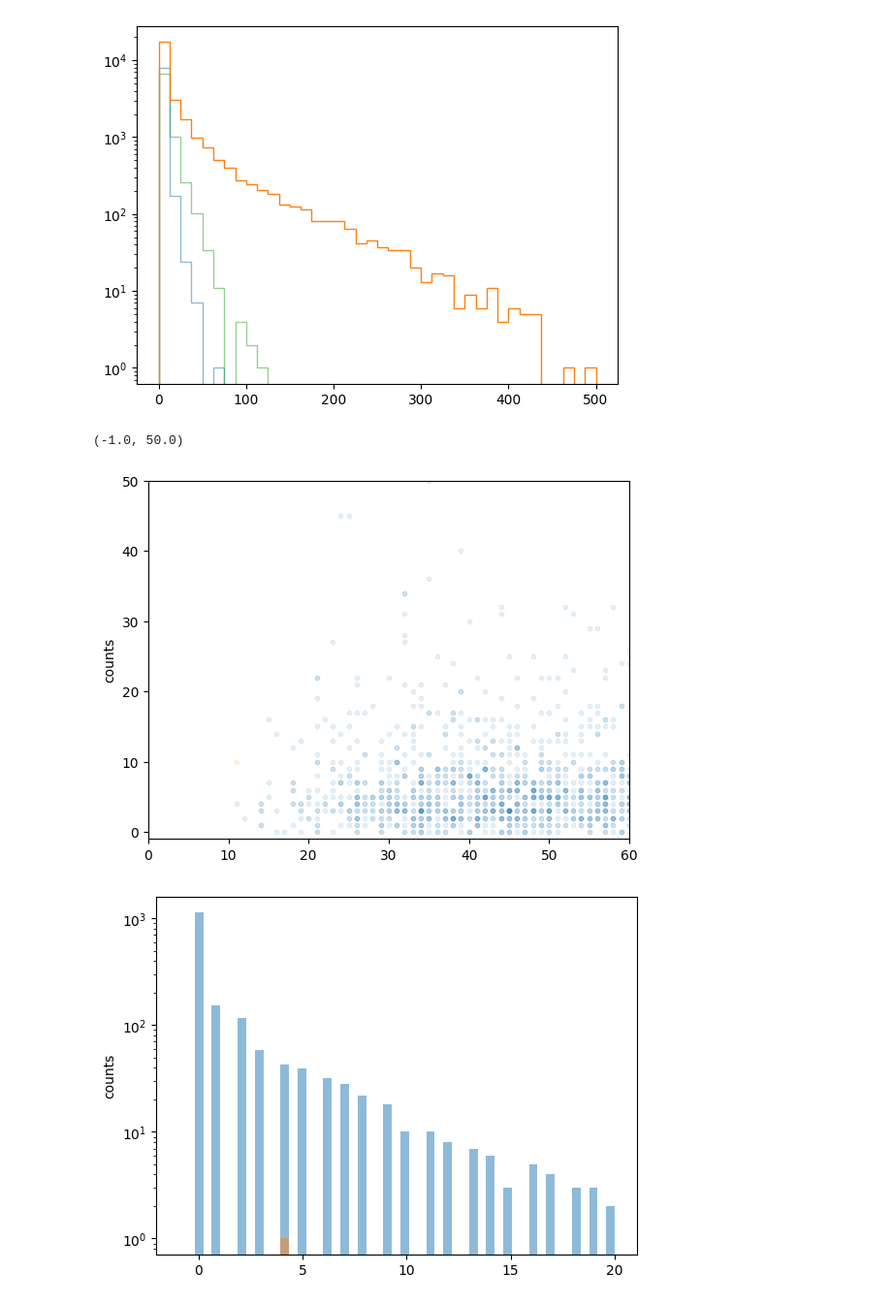
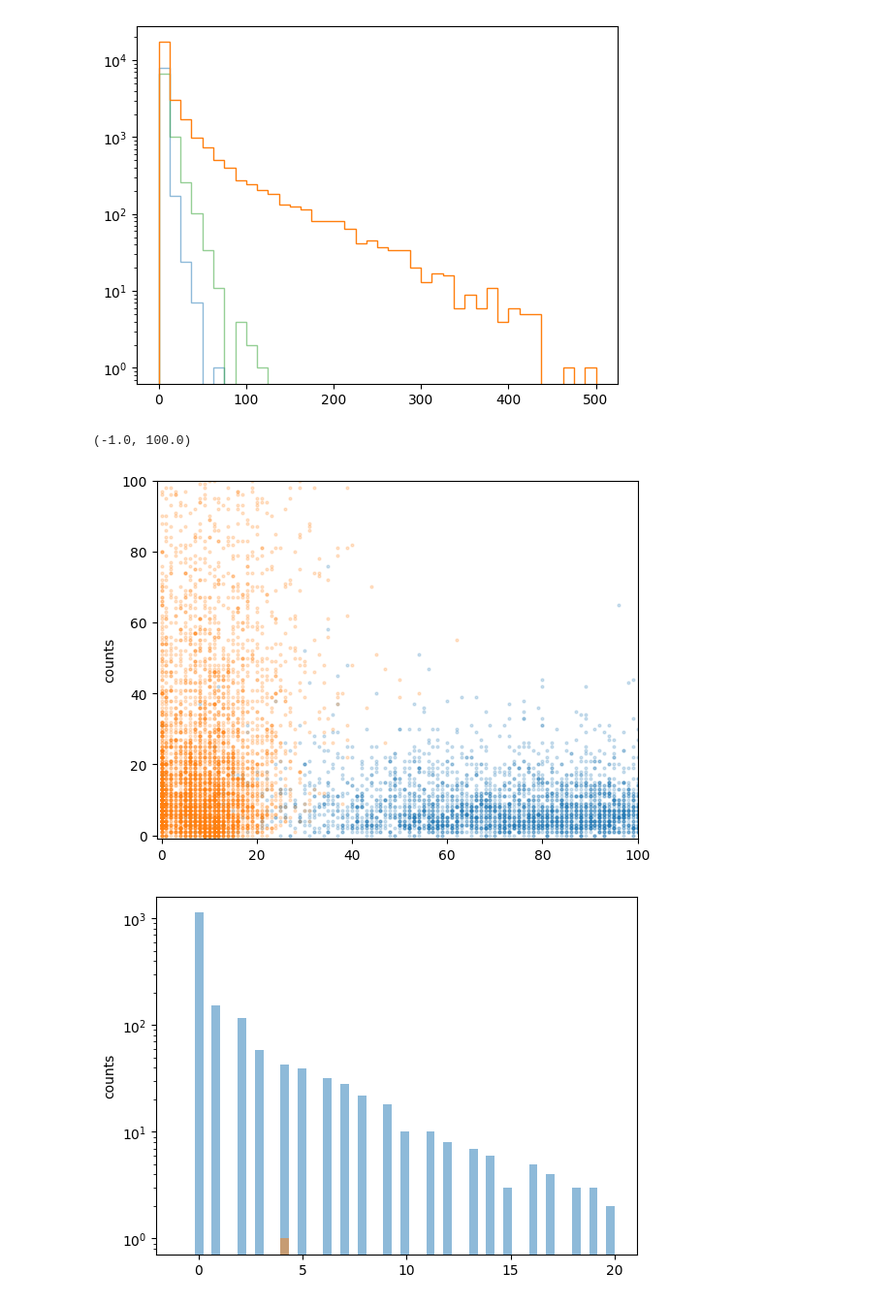
Before and after one commit to EdmondRen/mathusla-newsim, a Jupyter notebook: studies/mathusla40/cosmic_p/2.cut_dev.ipynb, the cells around one changed output. Shown at 97% size. Drawn from its saved outputs; the diff is of its cells as text; code cells hidden in the pictures.

```diff
--- a/studies/mathusla40/cosmic_p/2.cut_dev.ipynb
+++ b/studies/mathusla40/cosmic_p/2.cut_dev.ipynb
@@ -106,0 +109,6 @@ Finished
+# %%
+entries = 100000
+res_bkg = cut_functions.run_processing(fbkg, entries=entries, efficiency = efficiency);
+# entries = 500
+# res_sig1 = cut_functions.run_processing(fsig1, entries=entries, efficiency = efficiency);
+# res_sig2 = cut_functions.run_processing(fsig2, entries=entries, efficiency = efficiency);
@@ -266,7 +309,8 @@ plt.yscale("log")
 # %%
 # c_angle_hv = lambda data: ((abs(res["vertex_cms_angle_h"])<0.5) & (abs(res["vertex_cms_angle_v"]) < 0.5))
 # c_angle_hv = lambda data: (((res["vertex_cms_angle_h"])<0.2) & ((res["vertex_cms_angle_v"]) < 0.2))
-c_angle_hv = lambda data: (res["vertex_cms_angle_h"] + res["vertex_cms_angle_v"] < 0.2)
+c_angle_hv = lambda data: (abs(res["vertex_cms_angle_h"]) + abs(res["vertex_cms_angle_v"]) < 0.3) | \
+        (((-res["vertex_cms_angle_h"] - res["vertex_cms_angle_v"]) < 0.7) & (res["vertex_cms_angle_h"]<0.02) & (res["vertex_cms_angle_v"]<0.02))
 
 for i, res in enumerate([res_sig1, res_sig2, res_bkg]):
     res.add_cut(c_angle_hv, "Angle to CMS")
@@ -282,7 +326,7 @@ for i, res in enumerate([res_sig1, res_sig2, res_bkg]):
     # plt.scatter(x, y, alpha=0.3 + np.heaviside(i-1, 0) * (-0.1), s=5 + np.heaviside(i-1, 0) * (-4.5), color=colors[i])
     plt.scatter(x, y, alpha=0.2 + np.heaviside(i-1, 0) * (0.5), s=1 + np.heaviside(i-1, 0) * (4), color=colors[i])
 
-    print(sum((x+y)<0.2))
+    print(sum(res.get_cut("Angle to CMS")))
 
 # plt.gca().add_patch(mpl.patches.Rectangle([-0.5,-0.5],1,1,facecolor="none", ec="r"))
 
@@ -322,7 +366,8 @@ for i, res in enumerate([res_sig1, res_sig2, res_bkg]):
             res.get_cut("N digi before") & \
             res.get_cut("track speed") & \
             res.get_cut("N_hits vs N_veto") & \
-            res.get_cut("N_hits vs N_veto 2") #& \
+            res.get_cut("N_hits vs N_veto 2") & \
+            res.get_cut("Angle to CMS") #| res.get_cut("True")
 
             # res.get_cut("Angle to CMS") #| res.get_cut("True")
     print(sum(mask))
@@ -347,5 +392,12 @@ Text(0, 0.5, 'Vertex-CMS deviation [rad]')
 # %%
 for i, res in enumerate([res_sig1, res_sig2, res_bkg]):
+    mask =  res.get_cut("N_hits vs N_veto") & \
+            res.get_cut("N_hits vs N_veto 2") & \
+            res.get_cut("N track downward") & \
+            res.get_cut("N digi before") & \
+            res.get_cut("track speed") & \
+            res.get_cut("Angle to CMS") #| res.get_cut("True")
+
     mask =  res.get_cut("N_hits vs N_veto") & \
             res.get_cut("N_hits vs N_veto 2") & \
             res.get_cut("N track downward") & \
@@ -377,22 +429,22 @@ plt.show()
 26429
 [figure]
 # %%
-for res in [res_sig1, res_bkg]:
+for res in [res_sig2, res_bkg]:
     mask =  res.get_cut("N_hits vs N_veto") & \
             res.get_cut("N_hits vs N_veto 2") & \
             res.get_cut("N track downward") & \
             res.get_cut("N digi before") & \
             res.get_cut("Angle to CMS") #| res.get_cut("True")
 
-    # mask = res.get_cut("N digi before")
+    mask = res.get_cut("N track downward") & res.get_cut("N digi before") & res.get_cut("Angle to CMS")
     # plt.hist(res["vertex_ndigi_veto_after_comp"][mask], bins=51, alpha=0.5, range=(-1,20))
-    plt.scatter(res["event_track_nhits"][mask],res["vertex_ndigi_veto_after"][mask], s=10, alpha=0.1)
+    plt.scatter(res["vertex_ndigi_active_after_comp"][mask],(res["vertex_ndigi_veto_after"] - res["vertex_ndigi_veto_after_comp"])[mask], s=4, alpha=0.2)
     # plt.scatter(res["vertex_ndigi_active_after_comp"][mask],res["vertex_ndigi_veto_after"][mask], s=10, alpha=0.5)
 
 plt.ylabel("counts")
 # plt.yscale("log")
-plt.xlim(0,60)
-plt.ylim(-1,50)
+plt.xlim(-1,100)
+plt.ylim(-1,100)
 # %% [output]
-(-1.0, 50.0)
+(-1.0, 100.0)
-[figure, old version]
+[figure, new version]
```
Also changed, not shown: parts of 17 cells of this notebook, 15 other files.
